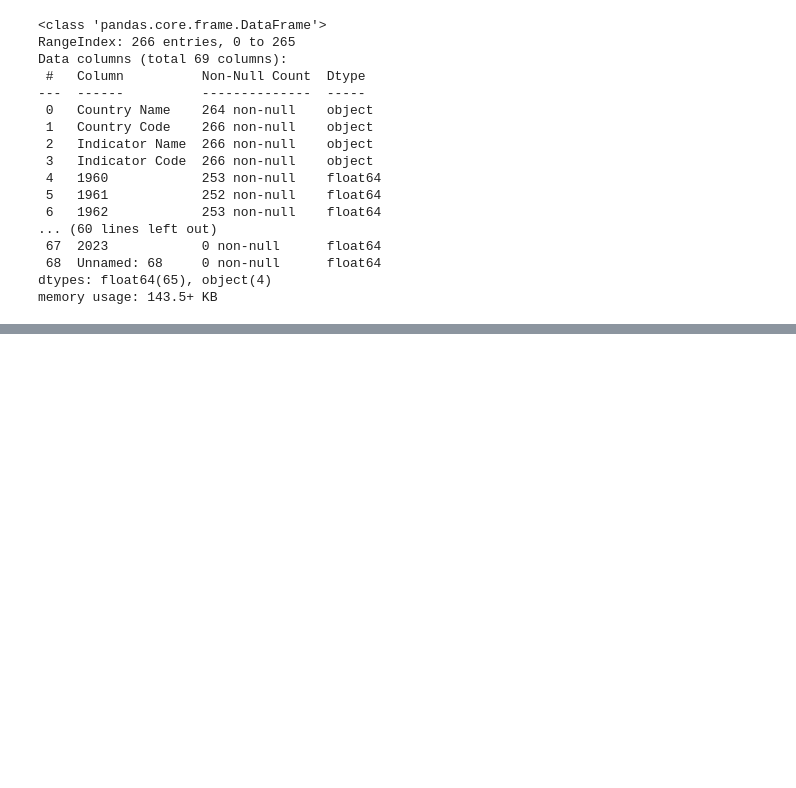
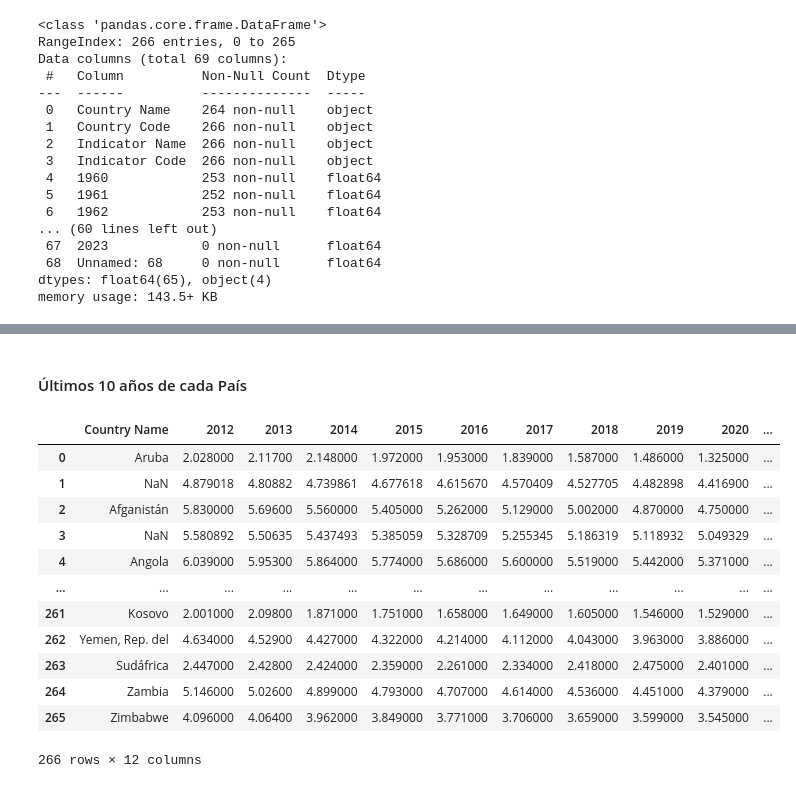
Before and after one commit to valebendezu/ispc-practicaprof-I, a Jupyter notebook: tasa_fecundidad_por_pais.ipynb, the cells around one changed output, grey strips where cells are left out. Drawn from its saved outputs; the diff is of its cells as text; code cells hidden in the pictures; blank space fills up the shorter version.

```diff
--- a/tasa_fecundidad_por_pais.ipynb
+++ b/tasa_fecundidad_por_pais.ipynb
@@ -97,0 +355,19 @@ memory usage: 143.5+ KB
+# %% [markdown]
+#### Últimos 10 años de cada País
+# %%
+df_ultimos_diez = df.iloc[:,[0,56,57,58,59,60,61,62,63,64,65,66]]
+df_ultimos_diez
+# %% [output]
+|  | Country Name | 2012 | 2013 | 2014 | 2015 | 2016 | 2017 | 2018 | 2019 | 2020 | ... |
+| 0 | Aruba | 2.028000 | 2.11700 | 2.148000 | 1.972000 | 1.953000 | 1.839000 | 1.587000 | 1.486000 | 1.325000 | ... |
+| 1 | NaN | 4.879018 | 4.80882 | 4.739861 | 4.677618 | 4.615670 | 4.570409 | 4.527705 | 4.482898 | 4.416900 | ... |
+| 2 | Afganistán | 5.830000 | 5.69600 | 5.560000 | 5.405000 | 5.262000 | 5.129000 | 5.002000 | 4.870000 | 4.750000 | ... |
+| 3 | NaN | 5.580892 | 5.50635 | 5.437493 | 5.385059 | 5.328709 | 5.255345 | 5.186319 | 5.118932 | 5.049329 | ... |
+| 4 | Angola | 6.039000 | 5.95300 | 5.864000 | 5.774000 | 5.686000 | 5.600000 | 5.519000 | 5.442000 | 5.371000 | ... |
+| ... | ... | ... | ... | ... | ... | ... | ... | ... | ... | ... | ... |
+| 261 | Kosovo | 2.001000 | 2.09800 | 1.871000 | 1.751000 | 1.658000 | 1.649000 | 1.605000 | 1.546000 | 1.529000 | ... |
+| 262 | Yemen, Rep. del | 4.634000 | 4.52900 | 4.427000 | 4.322000 | 4.214000 | 4.112000 | 4.043000 | 3.963000 | 3.886000 | ... |
+| 263 | Sudáfrica | 2.447000 | 2.42800 | 2.424000 | 2.359000 | 2.261000 | 2.334000 | 2.418000 | 2.475000 | 2.401000 | ... |
+| 264 | Zambia | 5.146000 | 5.02600 | 4.899000 | 4.793000 | 4.707000 | 4.614000 | 4.536000 | 4.451000 | 4.379000 | ... |
+| 265 | Zimbabwe | 4.096000 | 4.06400 | 3.962000 | 3.849000 | 3.771000 | 3.706000 | 3.659000 | 3.599000 | 3.545000 | ... |
+266 rows × 12 columns
```
Also changed, not shown: parts of 25 cells of this notebook.
